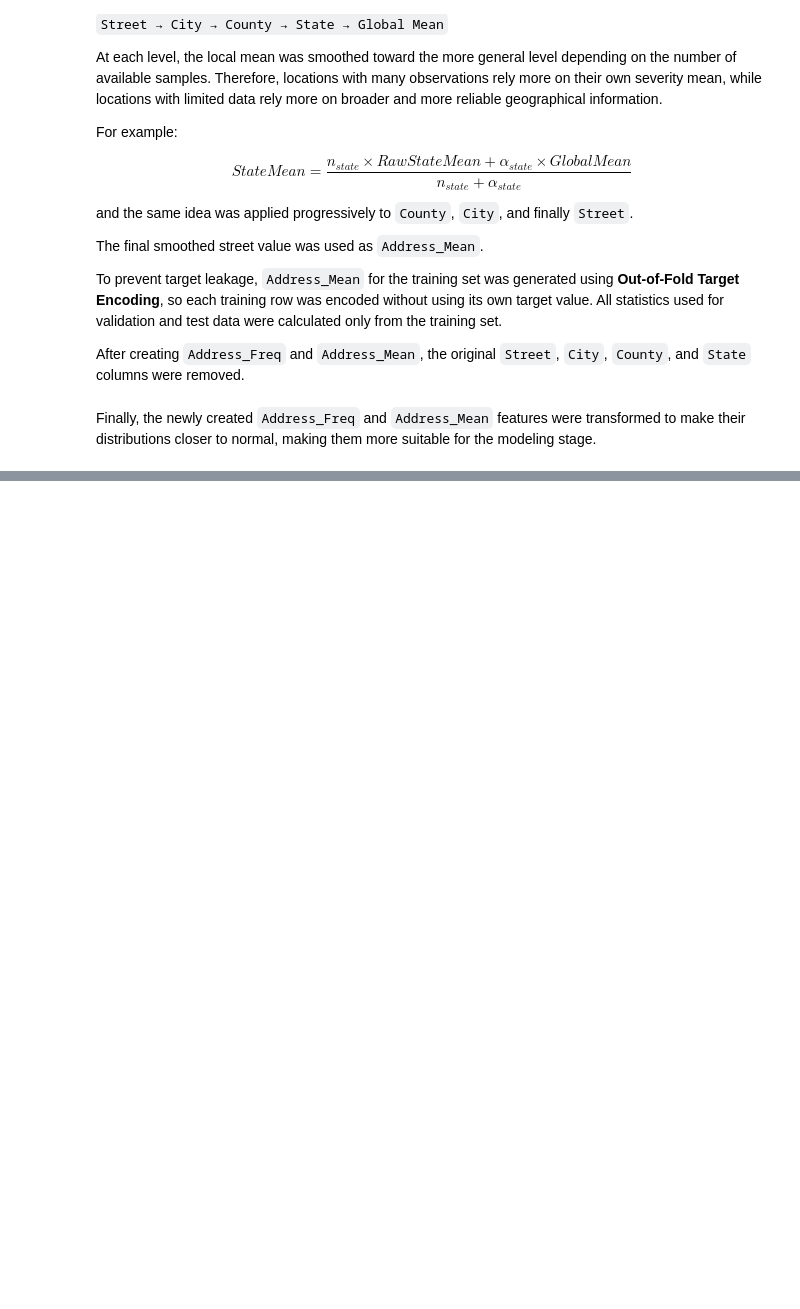
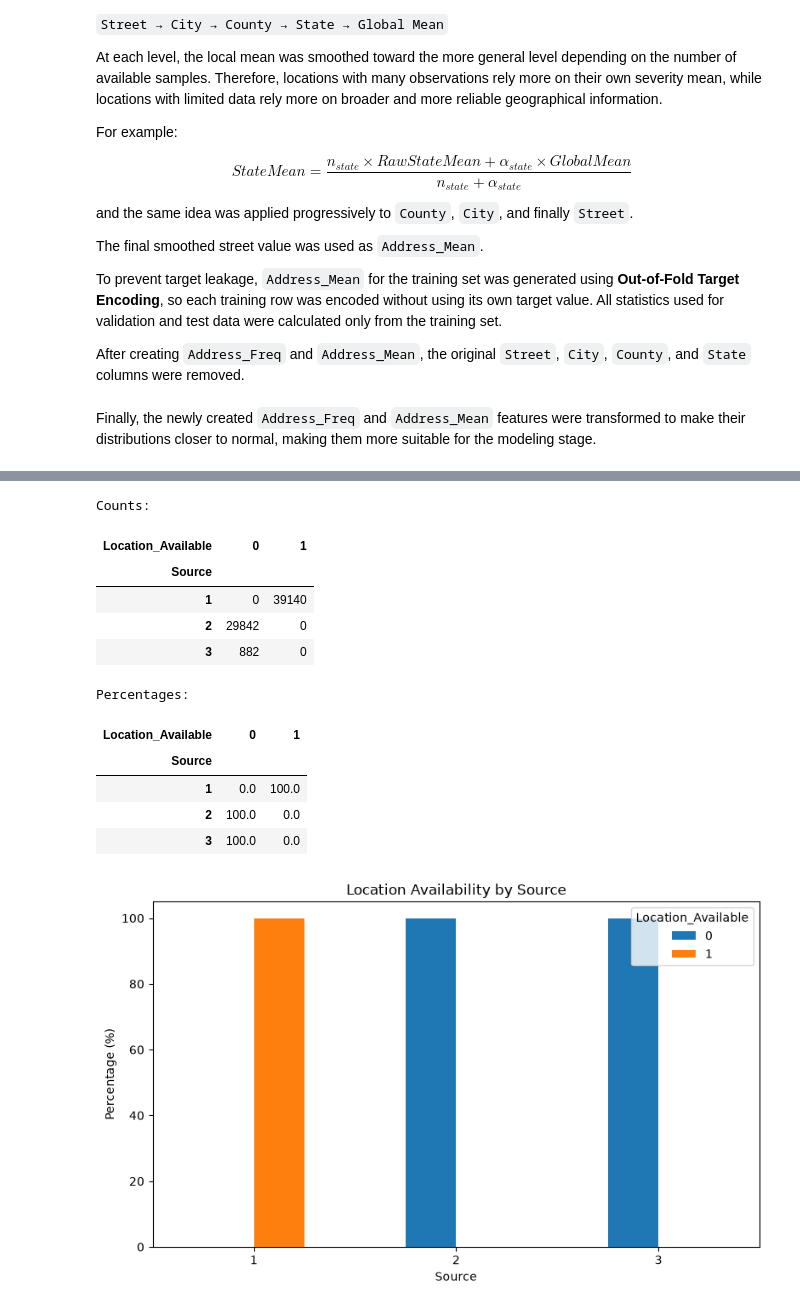
Before and after one commit to SepehrGhorashi/us-accident-severity-prediction, a Jupyter notebook: 03_feature_engineering.ipynb, the cells around one changed output, grey strips where cells are left out. Drawn from its saved outputs; the diff is of its cells as text; code cells hidden in the pictures; blank space fills up the shorter version.

```diff
--- a/03_feature_engineering.ipynb
+++ b/03_feature_engineering.ipynb
@@ -1021,0 +1084,53 @@ for dataset in [
+# %%
+# Count each combination
+source_location_count = pd.crosstab(
+    train_df["Source"],
+    train_df["Location_Available"]
+)
+
+# Calculate row percentages
+source_location_percentage = pd.crosstab(
+    train_df["Source"],
+    train_df["Location_Available"],
+    normalize="index"
+) * 100
+
+print("Counts:")
+display(source_location_count)
+
+print("Percentages:")
+display(
+    source_location_percentage.round(2)
+)
+
+# Plot percentages
+source_location_percentage.plot(
+    kind="bar",
+    figsize=(8, 5)
+)
+
+plt.title(
+    "Location Availability by Source"
+)
+plt.xlabel("Source")
+plt.ylabel("Percentage (%)")
+plt.xticks(rotation=0)
+plt.legend(
+    title="Location_Available"
+)
+plt.tight_layout()
+plt.show()
+# %% [output]
+Counts:
+| Location_Available | 0 | 1 |
+| Source |  |  |
+| 1 | 0 | 39140 |
+| 2 | 29842 | 0 |
+| 3 | 882 | 0 |
+Percentages:
+| Location_Available | 0 | 1 |
+| Source |  |  |
+| 1 | 0.0 | 100.0 |
+| 2 | 100.0 | 0.0 |
+| 3 | 100.0 | 0.0 |
+[figure, added]
```
Also changed, not shown: parts of 7 cells of this notebook.
